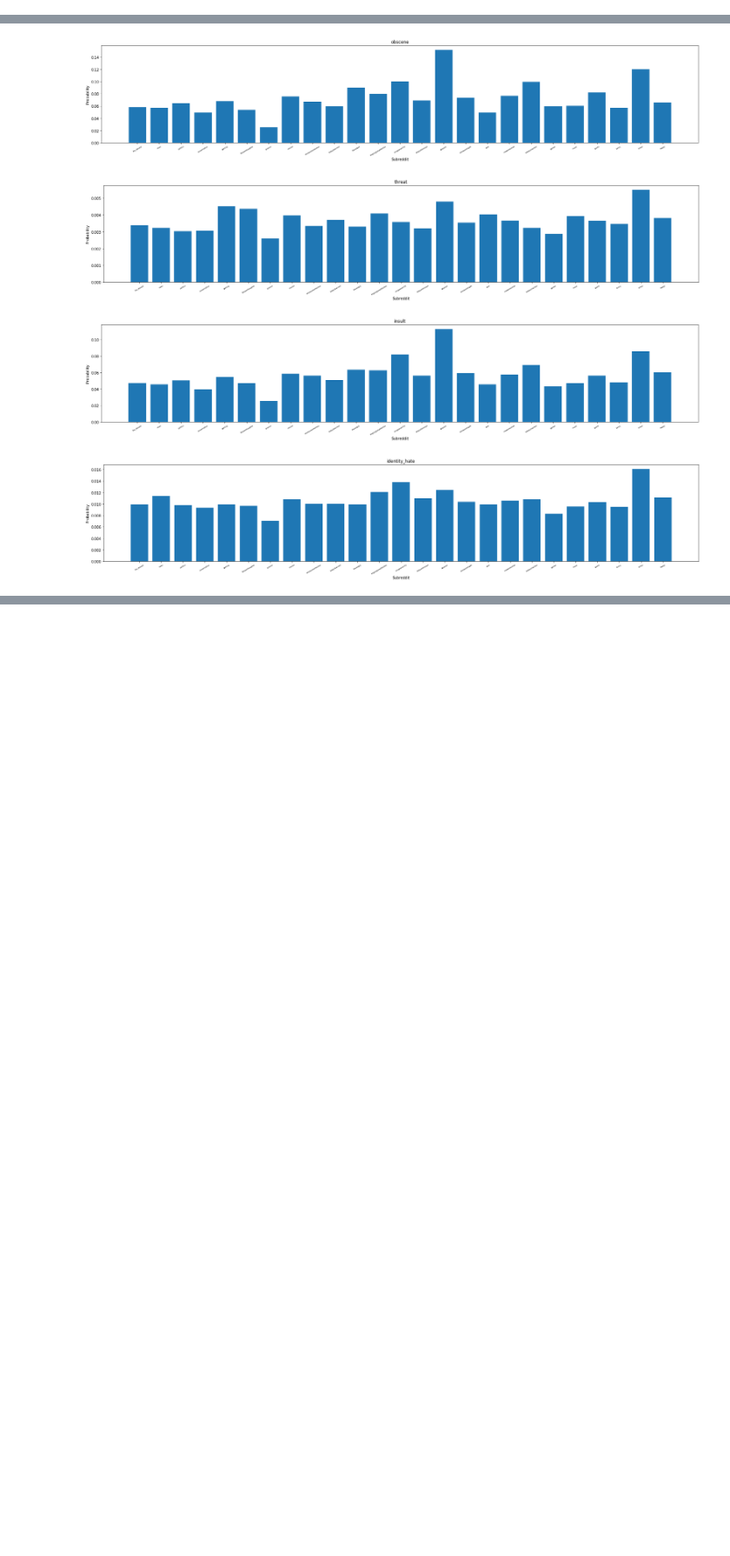
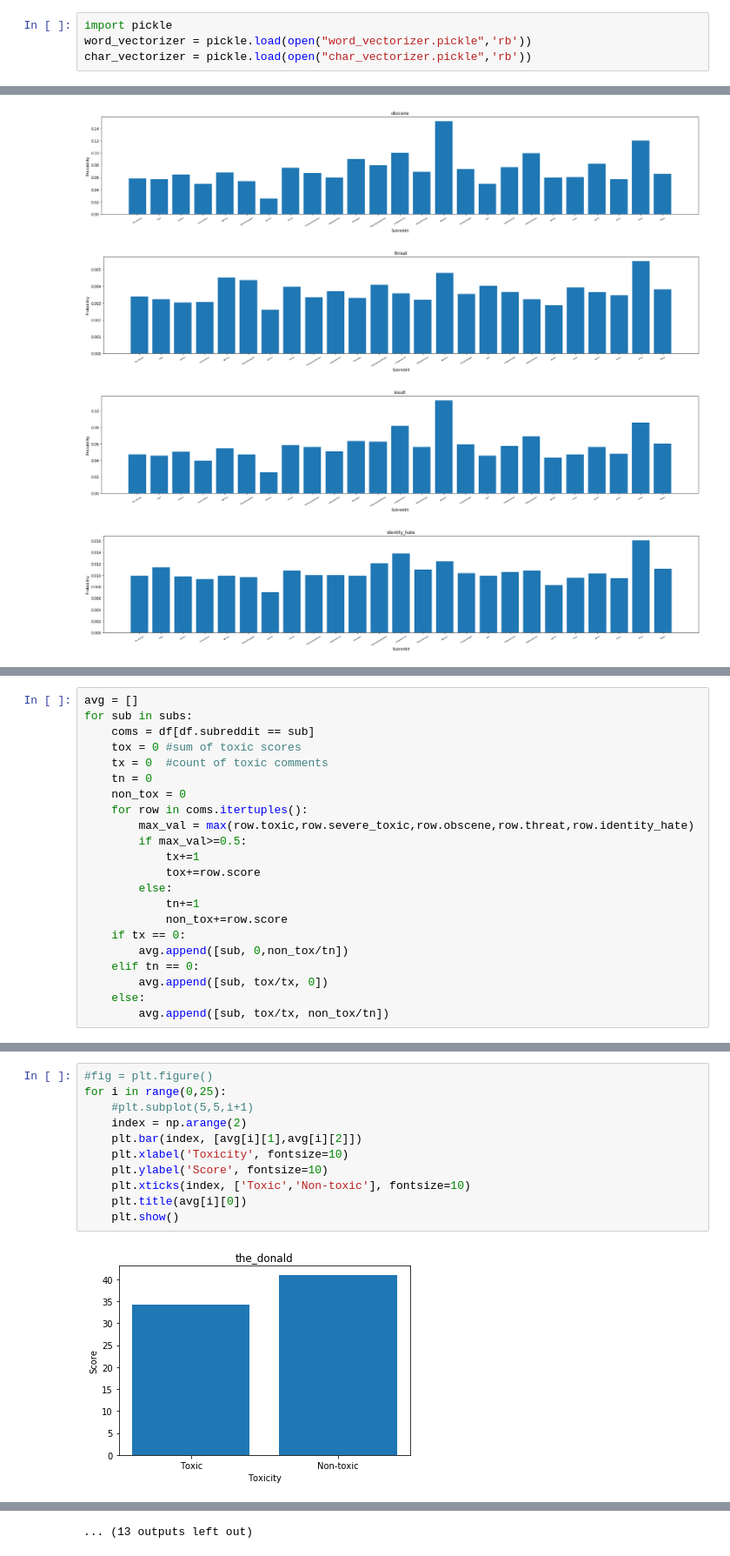
Before and after one commit to aneesh297/Toxicity-Analysis-of-Reddit, a Jupyter notebook: Classifier/Reddit_comment_analysis.ipynb, the cells around one changed output, grey strips where cells are left out. Shown at 87% size. Cells and saved outputs as stored; diff of their text form; blank space fills up the shorter version.

```diff
--- a/Classifier/Reddit_comment_analysis.ipynb
+++ b/Classifier/Reddit_comment_analysis.ipynb
@@ -67,3 +74,7 @@ TfidfVectorizer(analyzer='char', binary=False, decode_error='strict',
+# %%
+import pickle
+word_vectorizer = pickle.load(open("word_vectorizer.pickle",'rb'))
+char_vectorizer = pickle.load(open("char_vectorizer.pickle",'rb'))
 # %%
 df_wordfeat = word_vectorizer.transform(df.comment)
 # %%
@@ -180,0 +183,22 @@ c
+# %%
+avg = []
+for sub in subs:
+    coms = df[df.subreddit == sub]
+    tox = 0 #sum of toxic scores
+    tx = 0  #count of toxic comments
+    tn = 0
+    non_tox = 0
+    for row in coms.itertuples():
+        max_val = max(row.toxic,row.severe_toxic,row.obscene,row.threat,row.identity_hate)
+        if max_val>=0.5:
+            tx+=1
+            tox+=row.score
+        else:
+            tn+=1
+            non_tox+=row.score
+    if tx == 0:
+        avg.append([sub, 0,non_tox/tn])
+    elif tn == 0:
+        avg.append([sub, tox/tx, 0])
+    else:
+        avg.append([sub, tox/tx, non_tox/tn])
@@ -180,0 +225,13 @@ c
+# %%
+#fig = plt.figure()
+for i in range(0,25):
+    #plt.subplot(5,5,i+1)
+    index = np.arange(2)
+    plt.bar(index, [avg[i][1],avg[i][2]])
+    plt.xlabel('Toxicity', fontsize=10)
+    plt.ylabel('Score', fontsize=10)
+    plt.xticks(index, ['Toxic','Non-toxic'], fontsize=10)
+    plt.title(avg[i][0])
+    plt.show()
+# %% [output]
+[figure, added]
@@ -180,0 +249 @@ c
+... (13 outputs left out)
```
Also changed, not shown: parts of 6 cells of this notebook, 1 other file.
